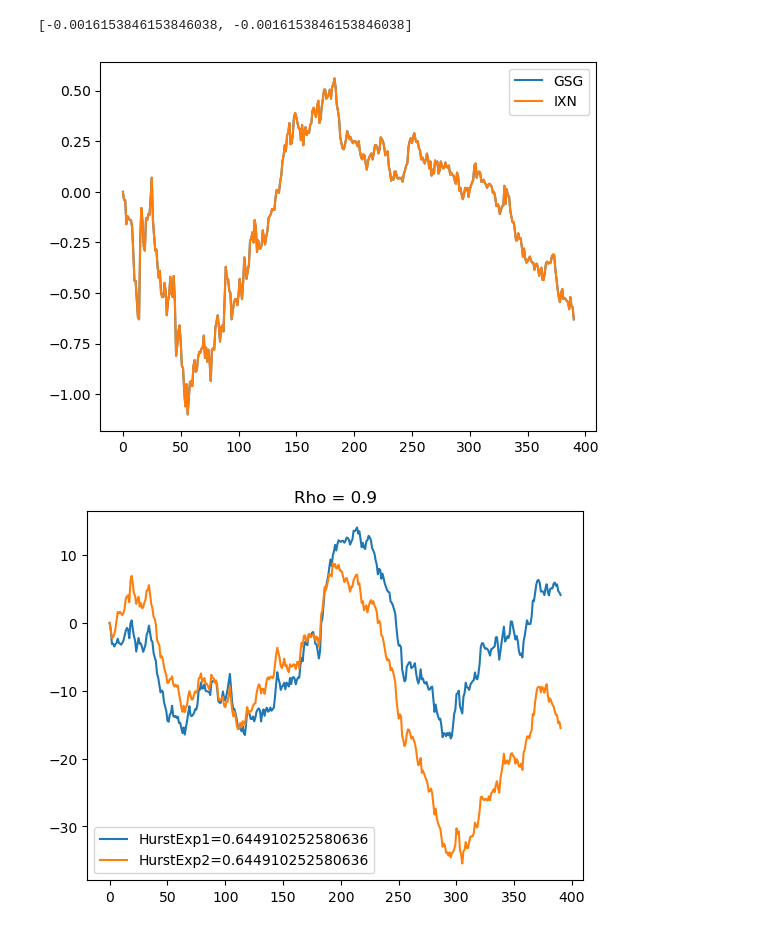
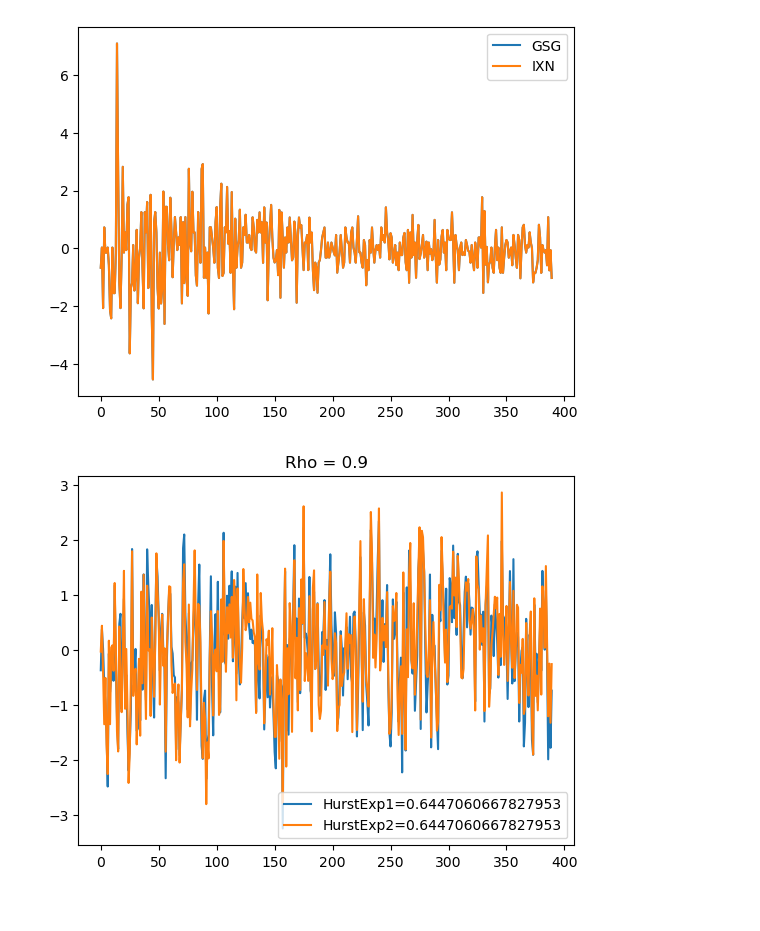
Before and after one commit to regimelab/notebooks, a Jupyter notebook: fractional_brownian_motion.ipynb, the cells around one changed output. Saved outputs shown, nothing was run; the diff lists cells and outputs as text; code cells hidden in the pictures.

```diff
--- a/fractional_brownian_motion.ipynb
+++ b/fractional_brownian_motion.ipynb
@@ -52,56 +53,53 @@ class FBm():
 # %%
 import pandas as pd
 tlt = pd.read_csv('./data/TLT_sample.csv')
-tlt['marketClose'] = tlt['marketClose']
+tlt['marketClose'] = tlt['marketClose'].apply(np.log).diff().dropna()
 
-mean0 = np.mean(np.diff(tlt['marketClose']))
-mean1 = np.mean(np.diff(tlt['marketClose']))
+mean0 = np.mean(tlt['marketClose'])
+mean1 = np.mean(tlt['marketClose'])
 rho = 0.9
 
-print([mean0, mean1])
-
 fbm = FBm()
-H1 = fbm.hurst(np.diff(tlt['marketClose']))
-H2 = fbm.hurst(np.diff(tlt['marketClose']))
+H1 = fbm.hurst(tlt['marketClose'].dropna().values)
+H2 = fbm.hurst(tlt['marketClose'].dropna().values)
 
 size = len(tlt) - 1
 
 ts = fbm.generate_gaussian_fBm(H1, H2, rho, size, [mean0, mean1])
 
-plt.plot(tlt['marketClose'] - tlt['marketClose'][0], label=f"GSG")
-plt.plot(tlt['marketClose'] - tlt['marketClose'][0], label=f"IXN")
+plt.plot(stats.zscore(tlt['marketClose'].dropna().values), label=f"GSG")
+plt.plot(stats.zscore(tlt['marketClose'].dropna().values), label=f"IXN")
 plt.legend()
 plt.show()
 
-plt.plot(ts[0], label=f"HurstExp1={H1}")
-plt.plot(ts[1], label=f"HurstExp2={H2}")
+plt.plot(stats.zscore(np.diff(ts[0])), label=f"HurstExp1={H1}")
+plt.plot(stats.zscore(np.diff(ts[1])), label=f"HurstExp2={H2}")
 plt.title(f"Rho = {rho}")
 plt.legend()
 plt.show()
 
 autocorr_df = pd.DataFrame()
 autocorr_df['decay_0'] = np.diff(ts[0])
 autocorr_df['decay_1'] = np.diff(ts[1])
 decay_func = lambda S, _range: [S.apply(abs).autocorr(lag=Lag) for Lag in _range]
 
 sns.lineplot(data=decay_func(autocorr_df['decay_0'], range(0, 30)), label='autocorr_0', marker='o')
 sns.lineplot(data=decay_func(autocorr_df['decay_1'], range(0, 30)), label='autocorr_1', marker='o')
 plt.xlabel('Lag')
 plt.ylabel('corr')
 plt.show()
 
 three_df = pd.DataFrame()
-three_df['x'] = np.diff(ts[0])
-three_df['y'] = np.diff(ts[1])
+three_df['x'] = stats.zscore(np.diff(ts[0]))
+three_df['y'] = stats.zscore(np.diff(ts[1]))
 three_df['z'] = range(size)
 
 orig_three_df = pd.DataFrame()
-orig_three_df['x'] = np.diff(tlt['marketClose']) #m6_subset['GSG'].diff().dropna().values
-orig_three_df['y'] = np.diff(tlt['marketClose']) #m6_subset['IXN'].diff().dropna().values
+orig_three_df['x'] = stats.zscore(tlt['marketClose'].dropna().values)
+orig_three_df['y'] = stats.zscore(tlt['marketClose'].dropna().values)
 orig_three_df['z'] = range(len(tlt)-1)
 
 compare_3d(orig_three_df, three_df)
 # %% [output]
-[-0.0016153846153846038, -0.0016153846153846038]
-[figure, old version]
+[figure, new version]
-[figure, old version]
+[figure, new version]
```
Also changed, not shown: parts of 2 cells of this notebook.
